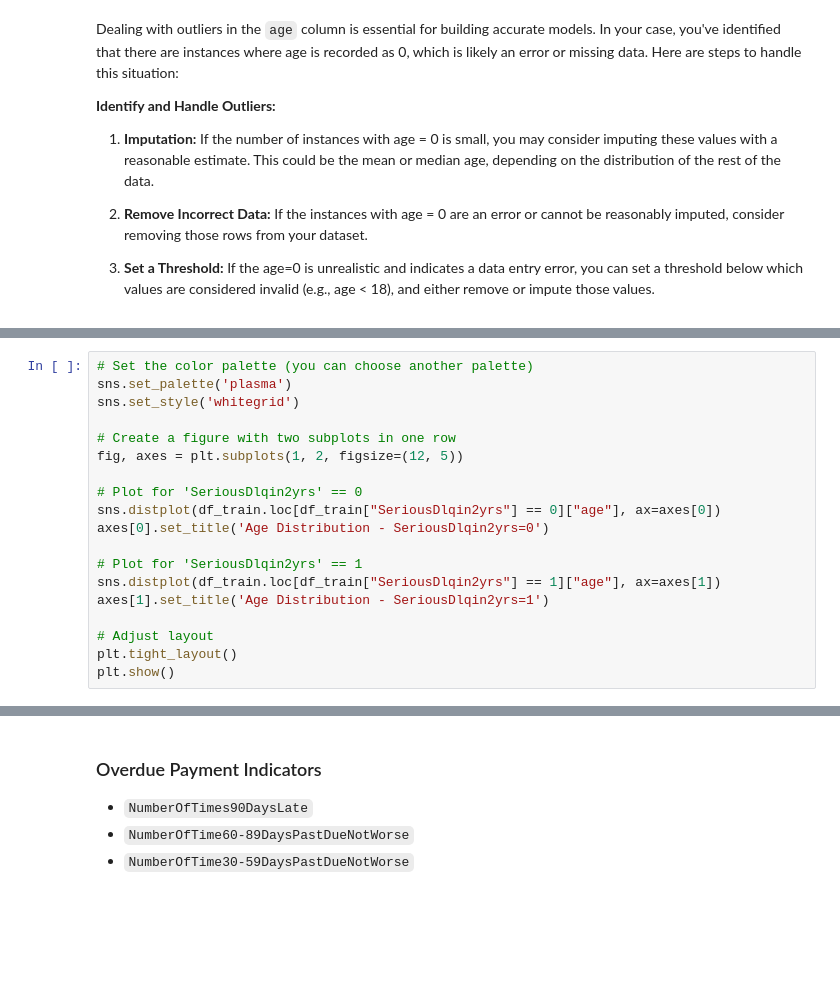
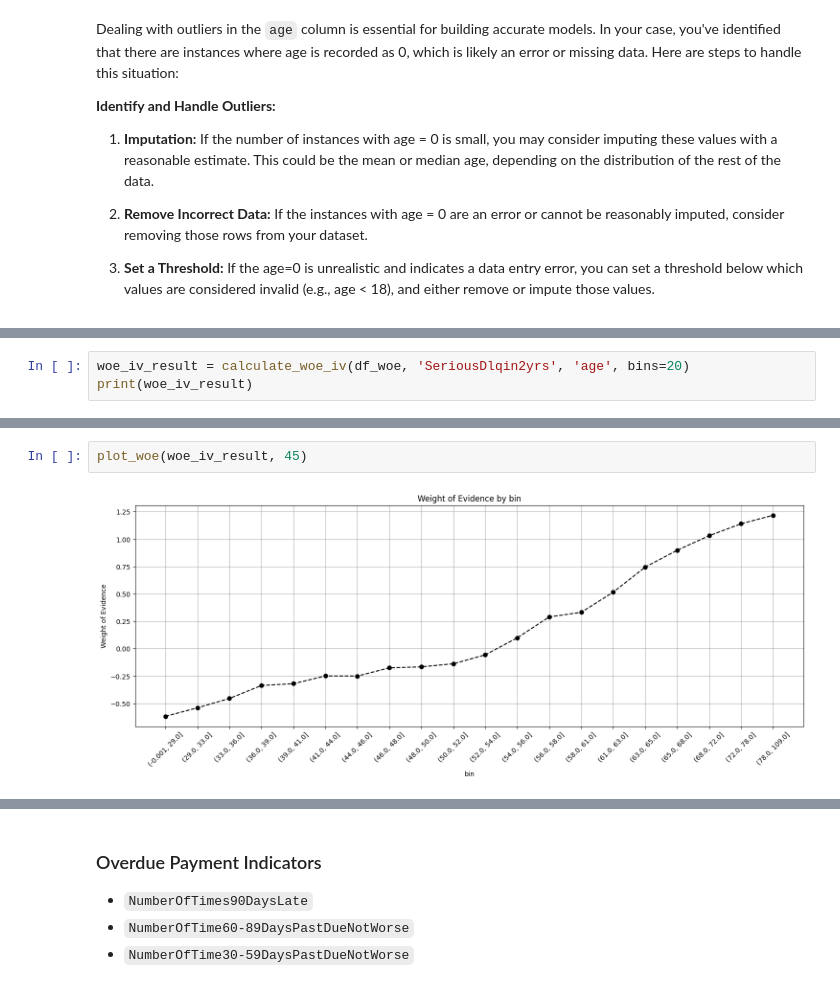
Before and after one commit to Saba-a11/Kaggle_Credit_Score, a Jupyter notebook: CreditModel.ipynb, the cells around one changed output, grey strips where cells are left out. Saved outputs shown, nothing was run; the diff lists cells and outputs as text; blank space fills up the shorter version.

```diff
--- a/CreditModel.ipynb
+++ b/CreditModel.ipynb
@@ -455,19 +458,0 @@ scatter_plot('age', 'SeriousDlqin2yrs')
-# %%
-# Set the color palette (you can choose another palette)
-sns.set_palette('plasma')
-sns.set_style('whitegrid')
-
-# Create a figure with two subplots in one row
-fig, axes = plt.subplots(1, 2, figsize=(12, 5))
-
-# Plot for 'SeriousDlqin2yrs' == 0
-sns.distplot(df_train.loc[df_train["SeriousDlqin2yrs"] == 0]["age"], ax=axes[0])
-axes[0].set_title('Age Distribution - SeriousDlqin2yrs=0')
-
-# Plot for 'SeriousDlqin2yrs' == 1
-sns.distplot(df_train.loc[df_train["SeriousDlqin2yrs"] == 1]["age"], ax=axes[1])
-axes[1].set_title('Age Distribution - SeriousDlqin2yrs=1')
-
-# Adjust layout
-plt.tight_layout()
-plt.show()
@@ -494,0 +459,3 @@ https://gist.github.com/mwaskom/de44147ed2974457ad6372750bbe5751
+# %%
+woe_iv_result = calculate_woe_iv(df_woe, 'SeriousDlqin2yrs', 'age', bins=20)
+print(woe_iv_result)
@@ -494,0 +485,4 @@ https://gist.github.com/mwaskom/de44147ed2974457ad6372750bbe5751
+# %%
+plot_woe(woe_iv_result, 45)
+# %% [output]
+[figure, added]
```
Also changed, not shown: parts of 21 cells of this notebook.
